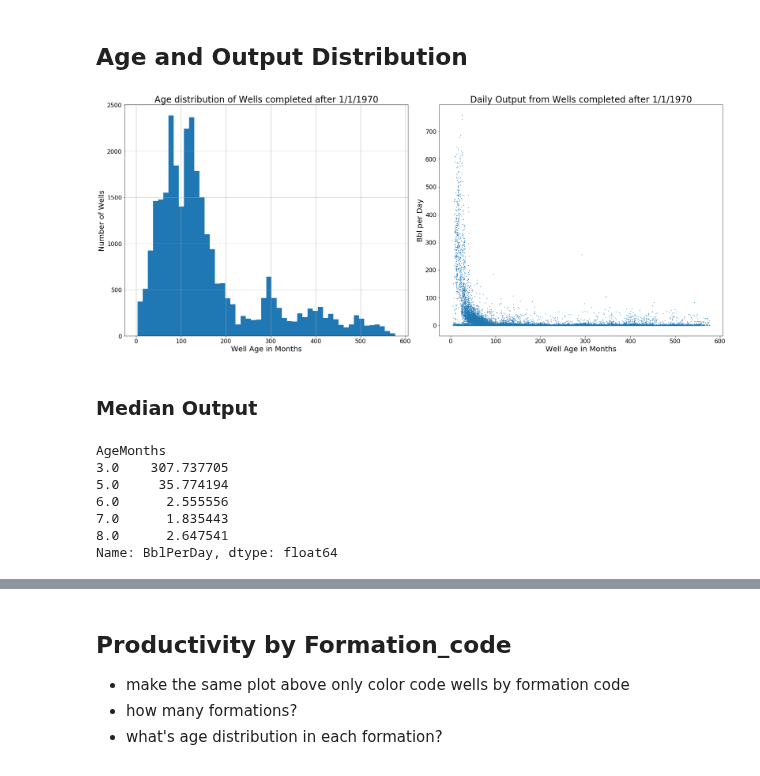
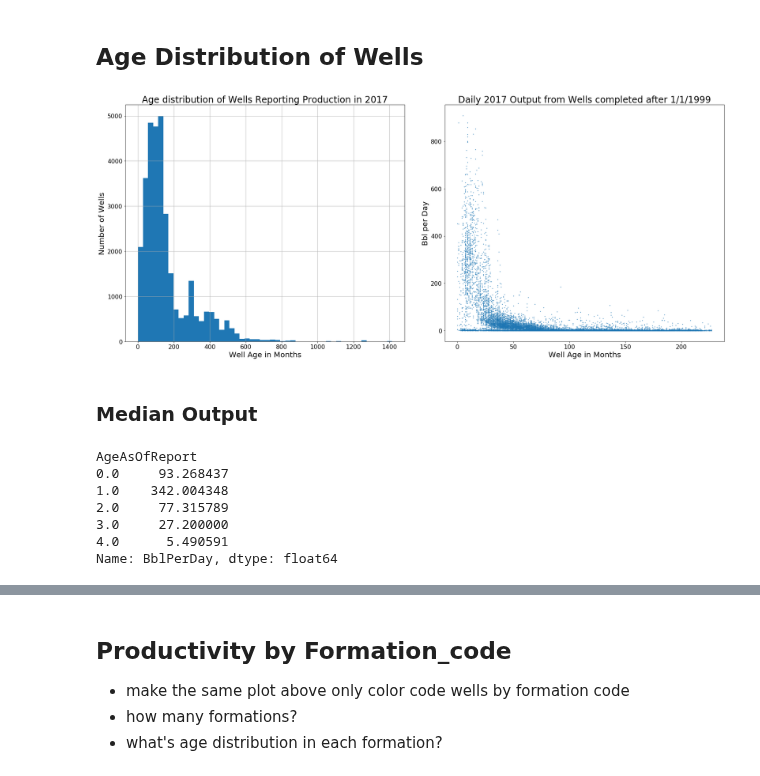
Before and after one commit to focods/geospatial, a Jupyter notebook: OilWellAge.ipynb, the cells around one changed output, grey strips where cells are left out. Cells and saved outputs as stored; diff of their text form; code cells hidden in the pictures.

Commit message:
Oil Well Productivty and Age
First rev of notebook exploring oil well productivity and its age

```diff
--- a/OilWellAge.ipynb
+++ b/OilWellAge.ipynb
@@ -36,16 +129 @@ def months_since(dateto, datesfrom):
     return np.array(m)
-# %%
-# read up the well data:
-WellData_Raw = pd.read_csv("./data/welldata/WellData.csv",low_memory=False)
-
-# get rid of the dup API nummber records by taking first in group
-DimWell = WellData_Raw.groupby('API_num').first()
-
-# ditch the wells for which there's no longitude or latitude:
-DimWell.dropna(axis=0, how='any', subset=['long','lat'],inplace=True)
-
-# fix up the completion date:
-DimWell['complete_date'] = pd.to_datetime(DimWell['complete_date'])
-
-#Age in months calculated from completion date:
-DimWell['AgeMonths'] = months_since(datetime.datetime.today(),DimWell.complete_date)
@@ -77 +130,15 @@ oil_df = oil_df.query('complete_date >= \'1/1/1970\'')
+# %%
+# Get the completion date in prep for computing well age as report date
+
+# convert the reporting year to 12/31/<reporting_year>
+prod_hist['report_date'] = [pd.Timestamp(d.report_year,12,31) for d in prod_hist.itertuples()]
+
+#get the completion date
+prod_hist = prod_hist.merge(DimWell[['CompleteDate', 'formation_code']], left_on='api_num', right_index=True)
+
+#calculate the age (in months) as of the reporting date
+prod_hist['AgeAsOfReport'] = months_since(prod_hist.report_date, prod_hist.CompleteDate)
+
+# get rid of any rows with negative age (i.e., completion date > report_date)
+prod_hist = prod_hist.query('AgeAsOfReport >= 0')
 # %%
@@ -90,0 +158,3 @@ number of oil wells: 30060, wells missing complete dates: 0
+# %%
+prod_hist.dropna(how='any', axis=0, inplace=True)
+(len(prod_hist.api_num.unique()),len(prod_hist.loc[prod_hist.CompleteDate.isnull()].api_num.unique()))
@@ -91,35 +230,36 @@ number of oil wells: 30060, wells missing complete dates: 0
 # %% [markdown]
-## Age and Output Distribution
+## Age Distribution of Wells
 # %%
 f = plt.figure(figsize=(24,10))
 ax = plt.subplot(1,2,1)
 
-oil_df.hist('AgeMonths',bins=50, ax=ax)
-plt.title('Age distribution of Wells completed after 1/1/1970')
+prod_hist.query('report_year == 2017').hist('AgeAsOfReport',bins=50, ax=ax)
+plt.title('Age distribution of Wells Reporting Production in 2017')
 plt.ylabel('Number of Wells')
 plt.xlabel('Well Age in Months')
 
+oil_df = prod_hist.query('report_year == 2017 & CompleteDate >= \'1/1/1999\'')
 ax = plt.subplot(1,2,2)
-plt.scatter(oil_df.AgeMonths, oil_df.BblPerDay, s=1)
-plt.title('Daily Output from Wells completed after 1/1/1970')
+plt.scatter(oil_df.AgeAsOfReport, oil_df.BblPerDay, s=1)
+plt.title('Daily 2017 Output from Wells completed after 1/1/1999')
 plt.ylabel('Bbl per Day')
 plt.xlabel('Well Age in Months')
 plt.tight_layout()
 # %% [output]
-[figure, old version]
+[figure, new version]
 # %% [markdown]
 ### Median Output
 # %%
 # calculate median value for each age
-prod_med = oil_df.groupby('AgeMonths').median().BblPerDay
+prod_med = oil_df.groupby('AgeAsOfReport').median().BblPerDay
 prod_med.head()
 # %% [output]
-AgeMonths
-3.0    307.737705
-5.0     35.774194
-6.0      2.555556
-7.0      1.835443
-8.0      2.647541
+AgeAsOfReport
+0.0     93.268437
+1.0    342.004348
+2.0     77.315789
+3.0     27.200000
+4.0      5.490591
 Name: BblPerDay, dtype: float64
 # %%
 #first two points look anomalous, so zero them out!!
```
Also changed, not shown: parts of 44 cells of this notebook, 1 other file.
